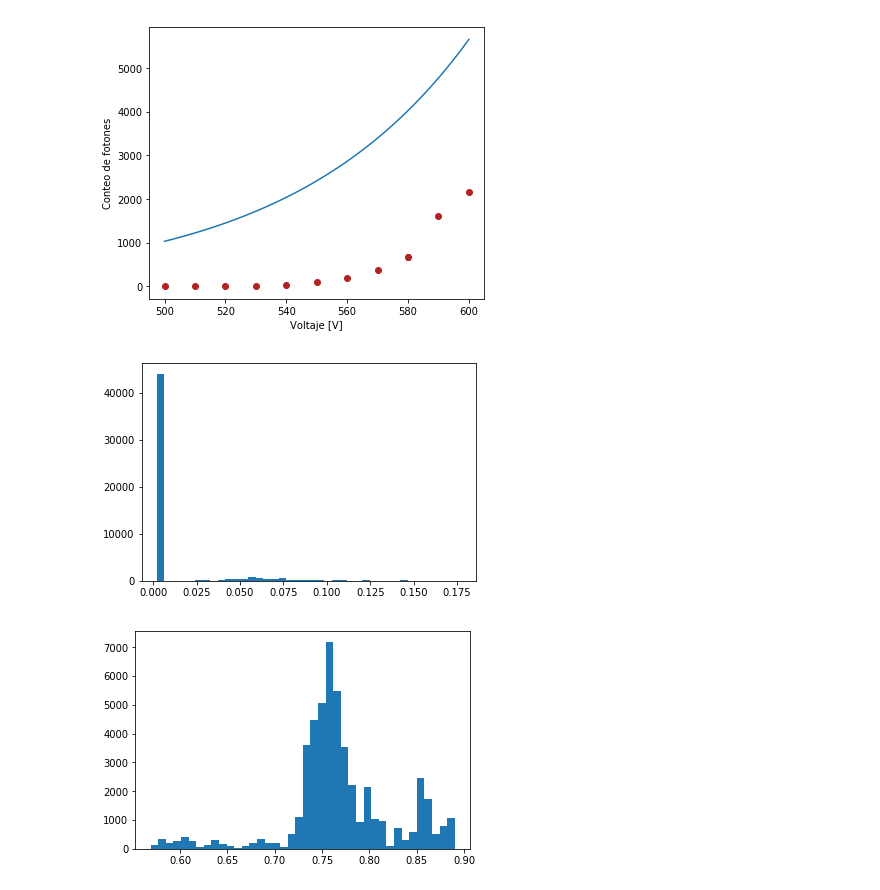
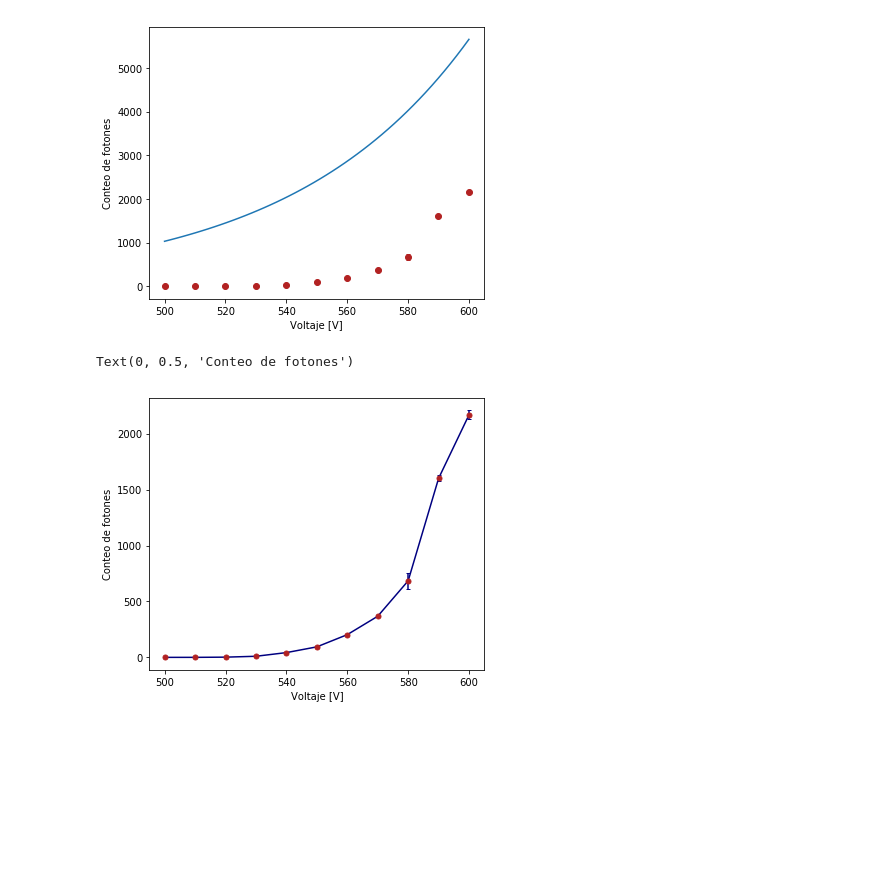
Before and after one commit to jamontanac/Laboratorio-Avanzado, a Jupyter notebook: Double_Slit/Analisis.ipynb, the cells around one changed output. Saved outputs shown, nothing was run; the diff lists cells and outputs as text; code cells hidden in the pictures; blank space fills up the shorter version.

```diff
--- a/Double_Slit/Analisis.ipynb
+++ b/Double_Slit/Analisis.ipynb
@@ -5,5 +6,5 @@ import matplotlib.pylab as plt
 # %%
-Excel=pd.ExcelFile("Double_Slit/Datos/practica1Avanzado.xlsx")
+Excel=pd.ExcelFile("Datos/practica1Avanzado.xlsx")
 # %%
 Excel.sheet_names
 # %% [output]
@@ -90,8 +50,0 @@ logposterior = np.array(logposterior)
-# %%
-_=plt.hist(lista_b, bins=40)
-# %% [output]
-[figure, removed]
-# %%
-_=plt.hist(lista_a, bins=40)
-# %% [output]
-[figure, removed]
@@ -97,0 +53,10 @@ _=plt.hist(lista_a, bins=40)
+# %%
+plt.figure(figsize=(6,5))
+plt.errorbar(Promedios_datos["V"],Promedios_datos["Conteos Abiertos"],yerr=STD_datos["Conteos Abiertos"],
+             color="navy",capsize=2,marker='.',mfc='firebrick',ms=10,mew=1,mec='firebrick')
+#plt.errorbar(x_obs,y_obs,yerr=sigma_y_obs,capsize=2,fmt="o",color="firebrick")
+plt.xlabel("Voltaje [V]")
+plt.ylabel("Conteo de fotones")
+# %% [output]
+Text(0, 0.5, 'Conteo de fotones')
+[figure, added]
```
Also changed, not shown: parts of 6 cells of this notebook.
